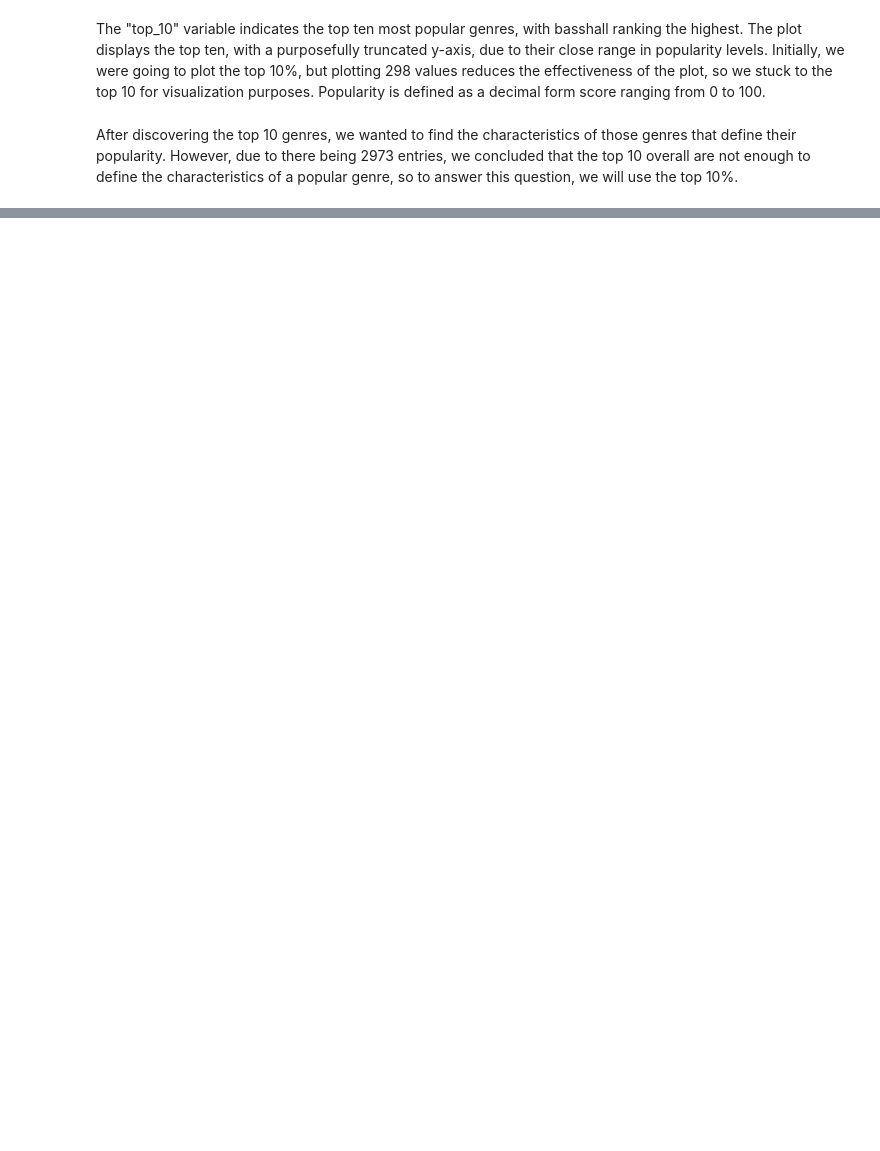
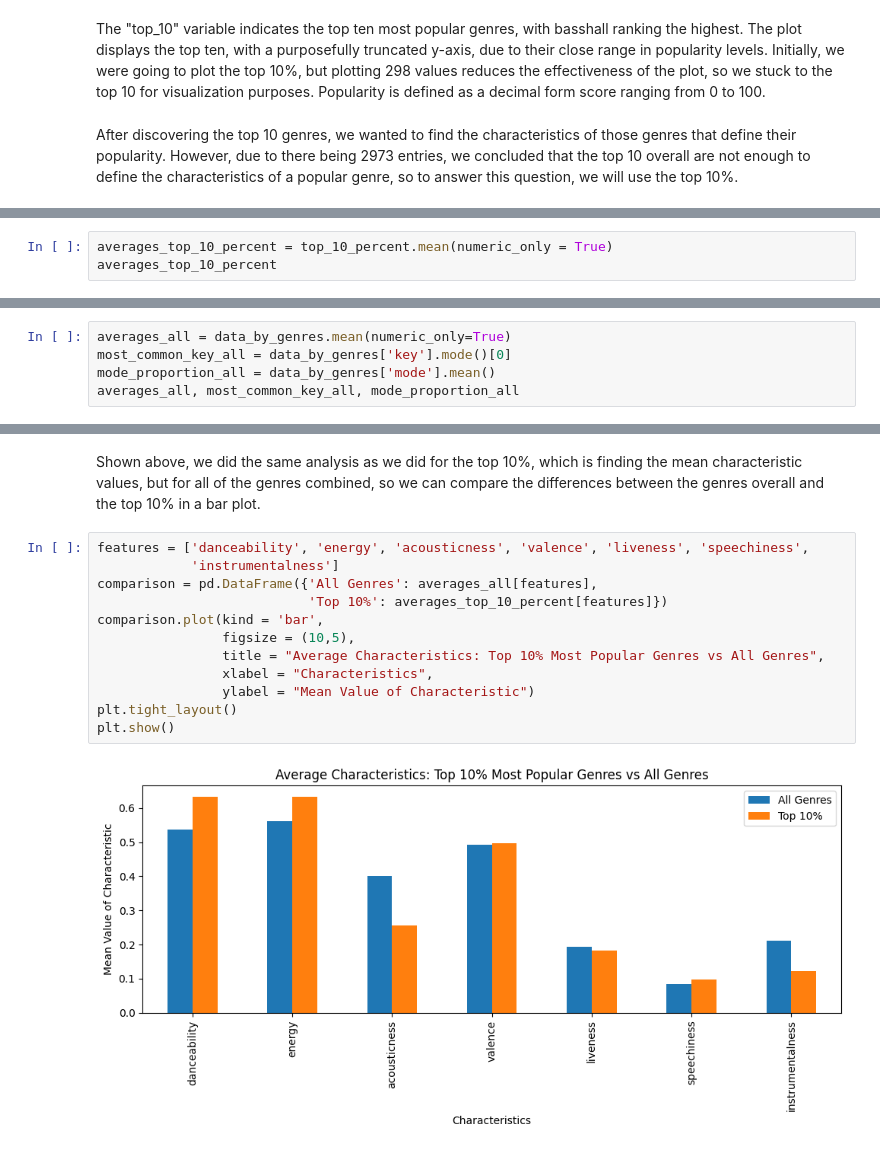
Before and after one commit to AlejandroLopez1992/DSCI235_Final_Project, a Jupyter notebook: CarolSpotifyAnalysis.ipynb, the cells around one changed output, grey strips where cells are left out. Cells and saved outputs as stored; diff of their text form; blank space fills up the shorter version.

```diff
--- a/CarolSpotifyAnalysis.ipynb
+++ b/CarolSpotifyAnalysis.ipynb
@@ -128,3 +130,6 @@ top_10_precent
 | 2479 | 1 | ska argentino | 0.106157 | 0.673826 | 234711.043989 | 0.690049 | 0.015024 | 0.214886 | ... |
 | 529 | 1 | chillhop | 0.507678 | 0.718019 | 162616.825252 | 0.398169 | 0.445912 | 0.193406 | ... |
 298 rows × 14 columns
+# %%
+averages_top_10_percent = top_10_percent.mean(numeric_only = True)
+averages_top_10_percent
@@ -130,0 +167,5 @@ top_10_precent
+# %%
+averages_all = data_by_genres.mean(numeric_only=True)
+most_common_key_all = data_by_genres['key'].mode()[0]
+mode_proportion_all = data_by_genres['mode'].mean()
+averages_all, most_common_key_all, mode_proportion_all
@@ -130,0 +189,16 @@ top_10_precent
+# %% [markdown]
+Shown above, we did the same analysis as we did for the top 10%, which is finding the mean characteristic values, but for all of the genres combined, so we can compare the differences between the genres overall and the top 10% in a bar plot.
+# %%
+features = ['danceability', 'energy', 'acousticness', 'valence', 'liveness', 'speechiness',
+            'instrumentalness']
+comparison = pd.DataFrame({'All Genres': averages_all[features],
+                           'Top 10%': averages_top_10_percent[features]})
+comparison.plot(kind = 'bar',
+                figsize = (10,5),
+                title = "Average Characteristics: Top 10% Most Popular Genres vs All Genres",
+                xlabel = "Characteristics",
+                ylabel = "Mean Value of Characteristic")
+plt.tight_layout()
+plt.show()
+# %% [output]
+[figure, added]
```
Also changed, not shown: parts of 22 cells of this notebook.
